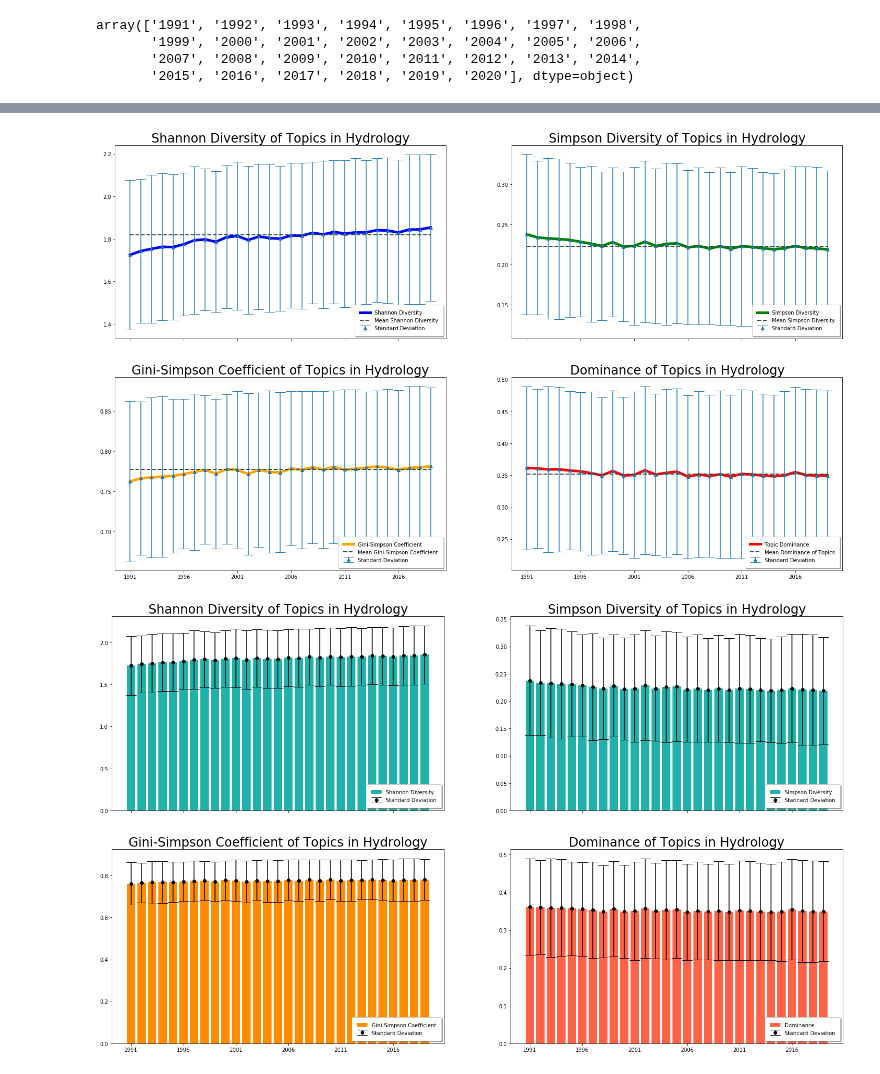
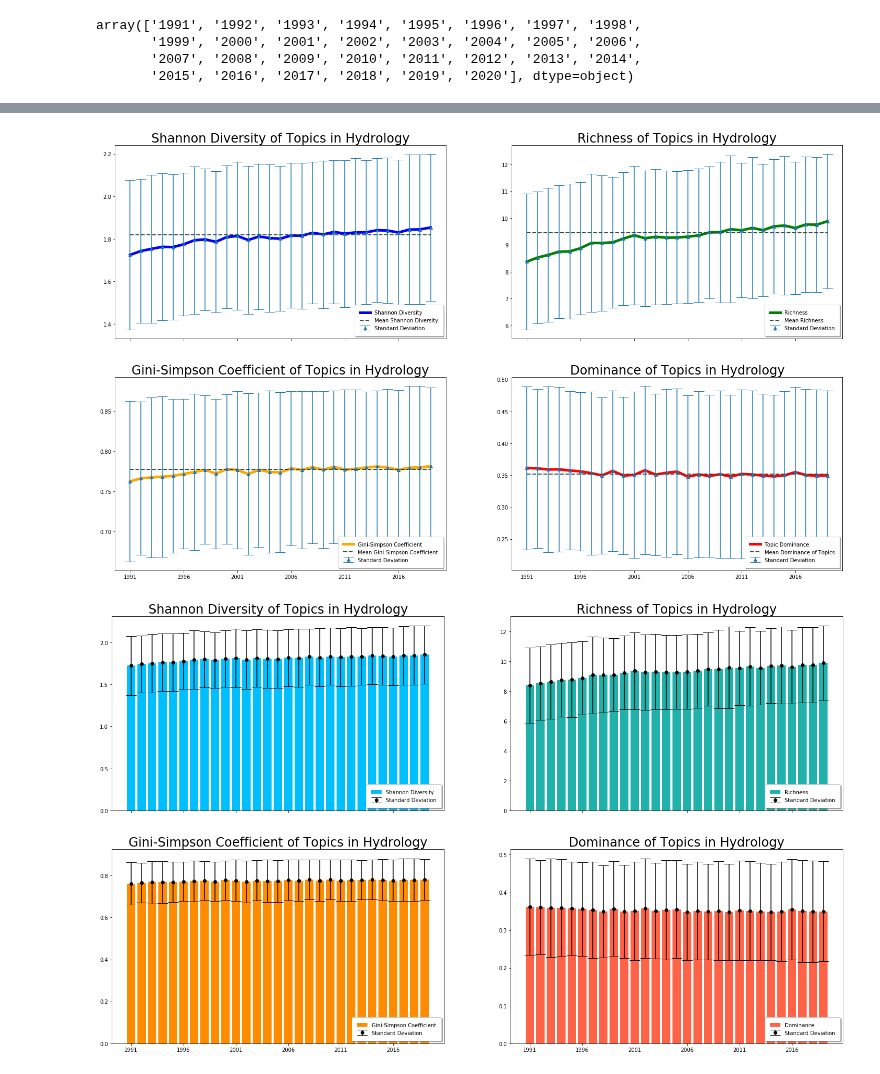
Before and after one commit to mashrekur/topic_modeling_hydrology, a Jupyter notebook: diversity_analysis.ipynb, the cells around one changed output, grey strips where cells are left out. Cells and saved outputs as stored; diff of their text form; code cells hidden in the pictures.

```diff
--- a/diversity_analysis.ipynb
+++ b/diversity_analysis.ipynb
@@ -319,7 +317,7 @@ plt.savefig('figures/diversity_year_mean_wogw.png')
 # %%
 #Calculate std deviations of diversity metrics over corpus
 shannon_diversity_std = []
-simpson_diversity_std = []
+richness_std = []
 gini_diversity_std = []
 dominance_std = []
 
@@ -327,30 +325,31 @@ for y, year in enumerate(years):
     topic_distributions_year = topic_distributions[corpus_df['Year'] == year,:]
 
     shannon_diversity[year] = ep.diversity(topic_distributions_year, method = 'shannon', breakNA=False, num_equiv=False)
-    simpson_diversity[year] = ep.diversity(topic_distributions_year, method = 'simpson', breakNA=False, num_equiv=False)
     gini_diversity[year] = ep.diversity(topic_distributions_year, method = 'gini-simpson', breakNA=False, num_equiv=False)
     dominance[year] = ep.diversity(topic_distributions_year, method = 'dominance', breakNA=False, num_equiv=False)
-    evenness[year] = ep.diversity(topic_distributions_year, method = 'even', breakNA=False, num_equiv=False)
+    richness[year] = ep.diversity(topic_distributions_year, method = 'spRich', breakNA=False, num_equiv=False)
+
 
     shannon_diversity_std.append(np.std(shannon_diversity[year]))
-    simpson_diversity_std.append(np.std(simpson_diversity[year]))
     gini_diversity_std.append(np.std(gini_diversity[year]))
     dominance_std.append(np.std(dominance[year]))
+    richness_std.append(np.std(richness[year]))
 # %%
 #mean diversity and standard deviations over entire corpus
+#Richness: Number of species represented in a site; blind to their relative abundance distributions
 
 mean_shannon_corpus = np.mean(ep.diversity(topic_distributions, method = 'shannon', breakNA=False, num_equiv=False))
-mean_simpson_corpus = np.mean(ep.diversity(topic_distributions, method = 'simpson', breakNA=False, num_equiv=False))
 mean_gini_corpus = np.mean(ep.diversity(topic_distributions, method = 'gini-simpson', breakNA=False, num_equiv=False))
 mean_dominance_corpus = np.mean(ep.diversity(topic_distributions, method = 'dominance', breakNA=False, num_equiv=False))
+mean_richness_corpus = np.mean(ep.diversity(topic_distributions, method = 'spRich', breakNA=False, num_equiv=False))
 
 plot_mean_shannon_corpus = np.full(len(years),mean_shannon_corpus)
-plot_mean_simpson_corpus = np.full(len(years),mean_simpson_corpus)
 plot_mean_gini_corpus = np.full(len(years),mean_gini_corpus)
 plot_mean_dominance_corpus = np.full(len(years),mean_dominance_corpus)
+plot_mean_richness_corpus = np.full(len(years),mean_richness_corpus)
 
 
-fig, ((axs[0, 0],axs[0, 1]),(axs[1, 0],axs[1, 1])) = plt.subplots(2,2,figsize=(25,15),sharex=True,sharey = False)
+fig, axs = plt.subplots(2,2,figsize=(25,15),sharex=True,sharey = False)
 fig.add_gridspec(1,4)
 
 axs[0, 0].plot(years[:-1], shannon_diversity_mean[:-1], color = 'blue', label = 'Shannon Diversity',linewidth = 5)
@@ -358,10 +357,10 @@ axs[0, 0].plot(years[:-1],plot_mean_shannon_corpus[:-1],'k--', color = 'darkslat
 axs[0, 0].errorbar(years[:-1],shannon_diversity_mean[:-1],shannon_diversity_std[:-1],marker ='^',fmt='o', label = 'Standard Deviation',capsize=10)
 axs[0, 0].set_title('Shannon Diversity of Topics in Hydrology',size=24)
 
-axs[0, 1].plot(years[:-1], simpson_diversity_mean[:-1], color = 'green', label = 'Simpson Diversity',linewidth = 5)
-axs[0, 1].plot(years[:-1],plot_mean_simpson_corpus[:-1],'k--', color = 'darkslategrey', label = 'Mean Simpson Diversity',linewidth = 2)
-axs[0, 1].errorbar(years[:-1],simpson_diversity_mean[:-1],simpson_diversity_std[:-1],marker ='^',fmt='o', label = 'Standard Deviation',capsize=10)
-axs[0, 1].set_title('Simpson Diversity of Topics in Hydrology',size=24)
+axs[0, 1].plot(years[:-1], richness_mean[:-1], color = 'green', label = 'Richness',linewidth = 5)
+axs[0, 1].plot(years[:-1],plot_mean_richness_corpus[:-1],'k--', color = 'darkslategrey', label = 'Mean Richness',linewidth = 2)
+axs[0, 1].errorbar(years[:-1],richness_mean[:-1],richness_std[:-1],marker ='^',fmt='o', label = 'Standard Deviation',capsize=10)
+axs[0, 1].set_title('Richness of Topics in Hydrology',size=24)
 
 axs[1, 0].plot(years[:-1], gini_diversity_mean[:-1], color = 'orange', label = 'Gini-Simpson Coefficient',linewidth = 5)
 axs[1, 0].plot(years[:-1],plot_mean_gini_corpus[:-1],'k--', color = 'darkslategrey', label = 'Mean Gini-Simpson Coefficient',linewidth = 2)
@@ -380,37 +379,37 @@ axs[1,1].legend(loc='lower right', fancybox=True, framealpha=1, shadow=True, bor
 
 plt.xticks(years[0::5])
 
-plt.savefig('figures/diversity_year_full_mean_std.png')
+plt.savefig('figures/diversity_year_rich_mean_std.png')
 # %% [output]
-[figure, old version]
+[figure, new version]
 # %%
 #plotting bar graphs
-fig, ((axs[0, 0],axs[0, 1]),(axs[1, 0],axs[1, 1])) = plt.subplots(2,2,figsize=(25,15),sharex=True,sharey = False)
+fig, axs = plt.subplots(2,2,figsize=(25,15),sharex=True,sharey = False)
 fig.add_gridspec(1,4)
 
-axs[0, 0].bar(years[:-1], shannon_diversity_mean[:-1], color = 'lightseagreen', label = 'Shannon Diversity', linewidth = 5)
+axs[0, 0].bar(years[:-1], shannon_diversity_mean[:-1], color = 'deepskyblue', label = 'Shannon Diversity', linewidth = 5)
 axs[0, 0].errorbar(years[:-1],shannon_diversity_mean[:-1],shannon_diversity_std[:-1],color='black',marker ='o',fmt='o', label = 'Standard Deviation',capsize=10)
 axs[0, 0].set_title('Shannon Diversity of Topics in Hydrology',size=24)
 
-axs[0, 1].bar(years[:-1], simpson_diversity_mean[:-1], color = 'lightseagreen', label = 'Simpson Diversity', linewidth = 5)
-axs[0, 1].errorbar(years[:-1],simpson_diversity_mean[:-1],simpson_diversity_std[:-1],color='black',marker ='o',fmt='o', label = 'Standard Deviation',capsize=10)
-axs[0, 1].set_title('Simpson Diversity of Topics in Hydrology',size=24)
+axs[0, 1].bar(years[:-1], richness_mean[:-1], color = 'lightseagreen', label = 'Richness', linewidth = 5)
+axs[0, 1].errorbar(years[:-1],richness_mean[:-1],richness_std[:-1],color='black',marker ='o',fmt='o', label = 'Standard Deviation',capsize=10)
+axs[0, 1].set_title('Richness of Topics in Hydrology',size=24)
 
 axs[1, 0].bar(years[:-1], gini_diversity_mean[:-1], color = 'darkorange', label = 'Gini-Simpson Coefficient', linewidth = 5)
 axs[1, 0].errorbar(years[:-1],gini_diversity_mean[:-1],gini_diversity_std[:-1],color='black',marker ='o',fmt='o', label = 'Standard Deviation',capsize=10)
 axs[1, 0].set_title('Gini-Simpson Coefficient of Topics in Hydrology',size=24)
 
 axs[1, 1].bar(years[:-1], dominance_mean[:-1], color = 'tomato', label = 'Dominance', linewidth = 5)
 axs[1, 1].errorbar(years[:-1],dominance_mean[:-1], dominance_std[:-1],color='black',marker ='o',fmt='o', label = 'Standard Deviation',capsize=10)
 axs[1, 1].set_title('Dominance of Topics in Hydrology',size=24)
 
 axs[0,0].legend(loc='lower right', fancybox=True, framealpha=1, shadow=True, borderpad=1)
 axs[0,1].legend(loc='lower right', fancybox=True, framealpha=1, shadow=True, borderpad=1)
 axs[1,0].legend(loc='lower right', fancybox=True, framealpha=1, shadow=True, borderpad=1)
 axs[1,1].legend(loc='lower right', fancybox=True, framealpha=1, shadow=True, borderpad=1)
 
 plt.xticks(years[0::5])
 
 plt.savefig('figures/diversity_bar_chart.png')
 # %% [output]
-[figure, old version]
+[figure, new version]
```
Also changed, not shown: parts of 11 cells of this notebook, 6 other files.
